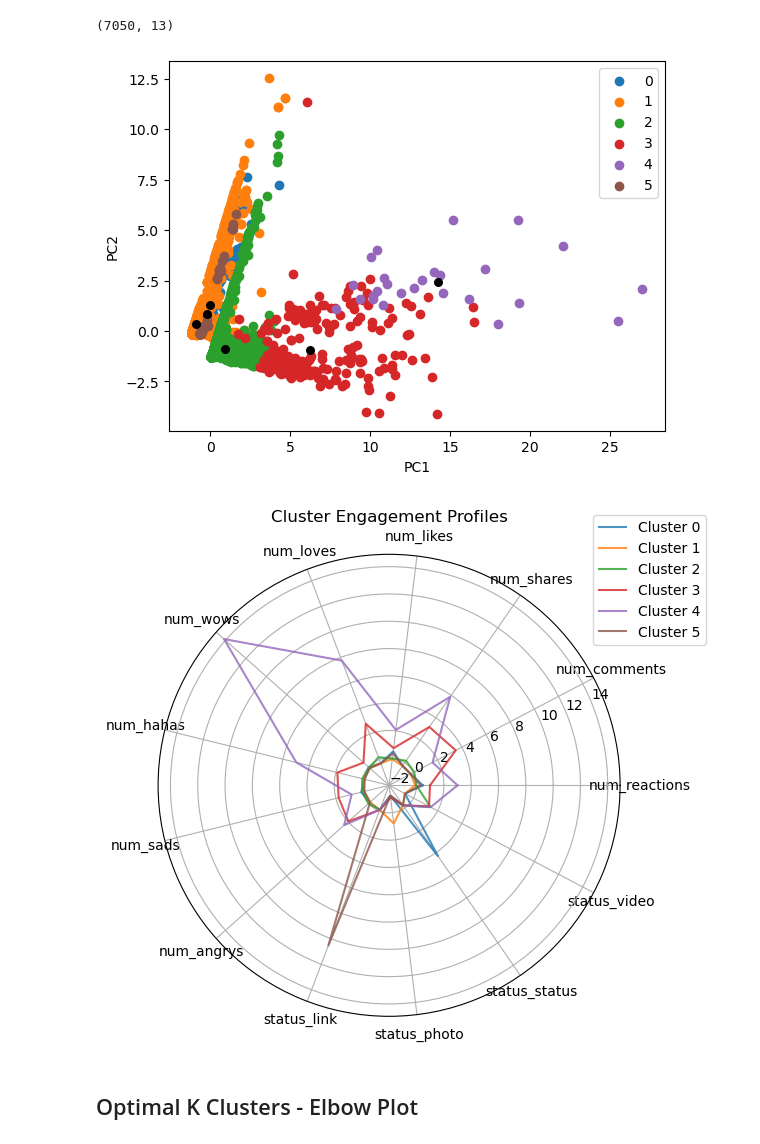
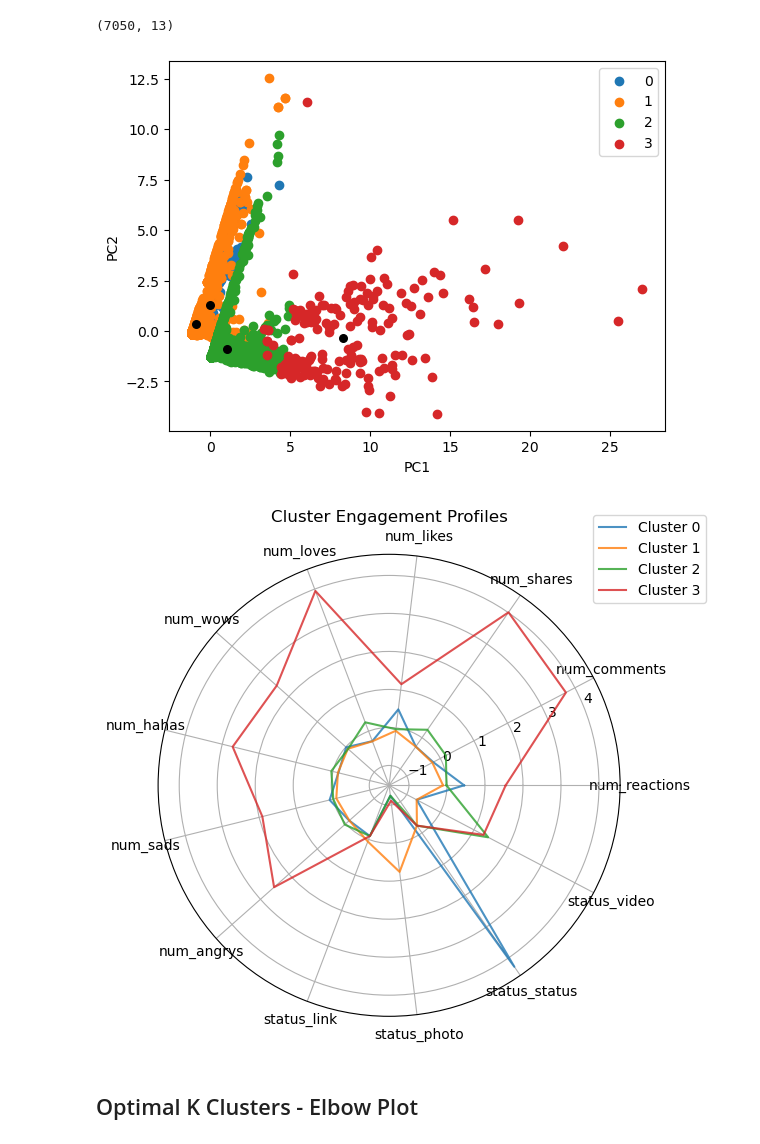
Before and after one commit to rhaswah/ds-tutorials, a Jupyter notebook: k_means/kmeans.ipynb, the cells around one changed output. Cells and saved outputs as stored; diff of their text form; code cells hidden in the pictures.

Commit message:
final cluster values used in tutorial video

```diff
--- a/k_means/kmeans.ipynb
+++ b/k_means/kmeans.ipynb
@@ -223,9 +223,9 @@ X_scaled.shape
 # %% [output]
 (7050, 13)
 # %%
-labels, kmeans = plot_labeled_clusters(X_scaled,6)
+labels, kmeans = plot_labeled_clusters(X_scaled,4)
 # %% [output]
-[figure, old version]
+[figure, new version]
 # %%
 labels = X.columns
 angles = np.linspace(0, 2*np.pi, len(labels), endpoint=False)
@@ -243,7 +243,7 @@ plt.legend(bbox_to_anchor=(1.2, 1.1))
 plt.title("Cluster Engagement Profiles")
 plt.show()
 # %% [output]
-[figure, old version]
+[figure, new version]
 # %% [markdown]
 ## Optimal K Clusters - Elbow Plot
 # %%
```
Also changed, not shown: parts of 2 cells of this notebook.
